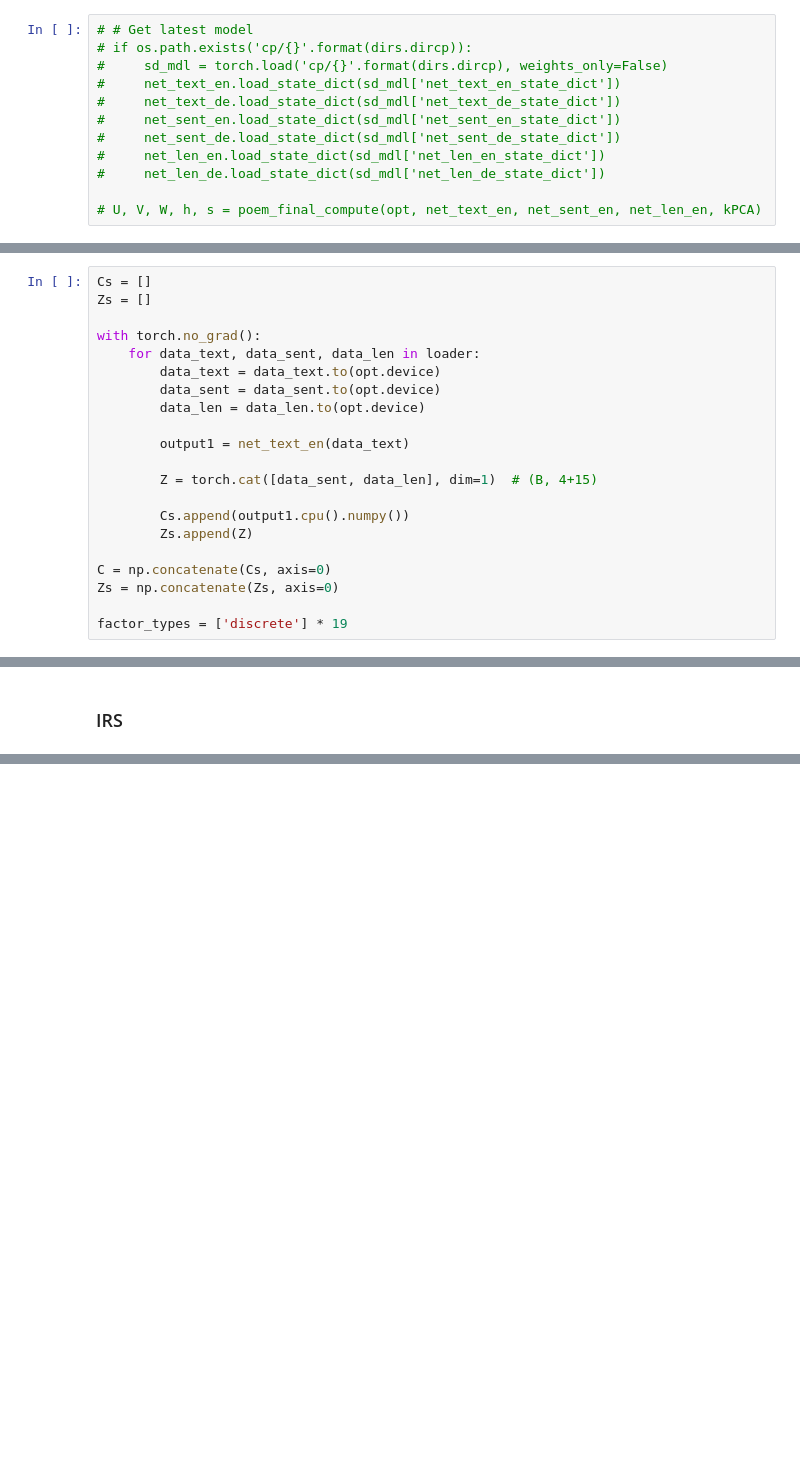
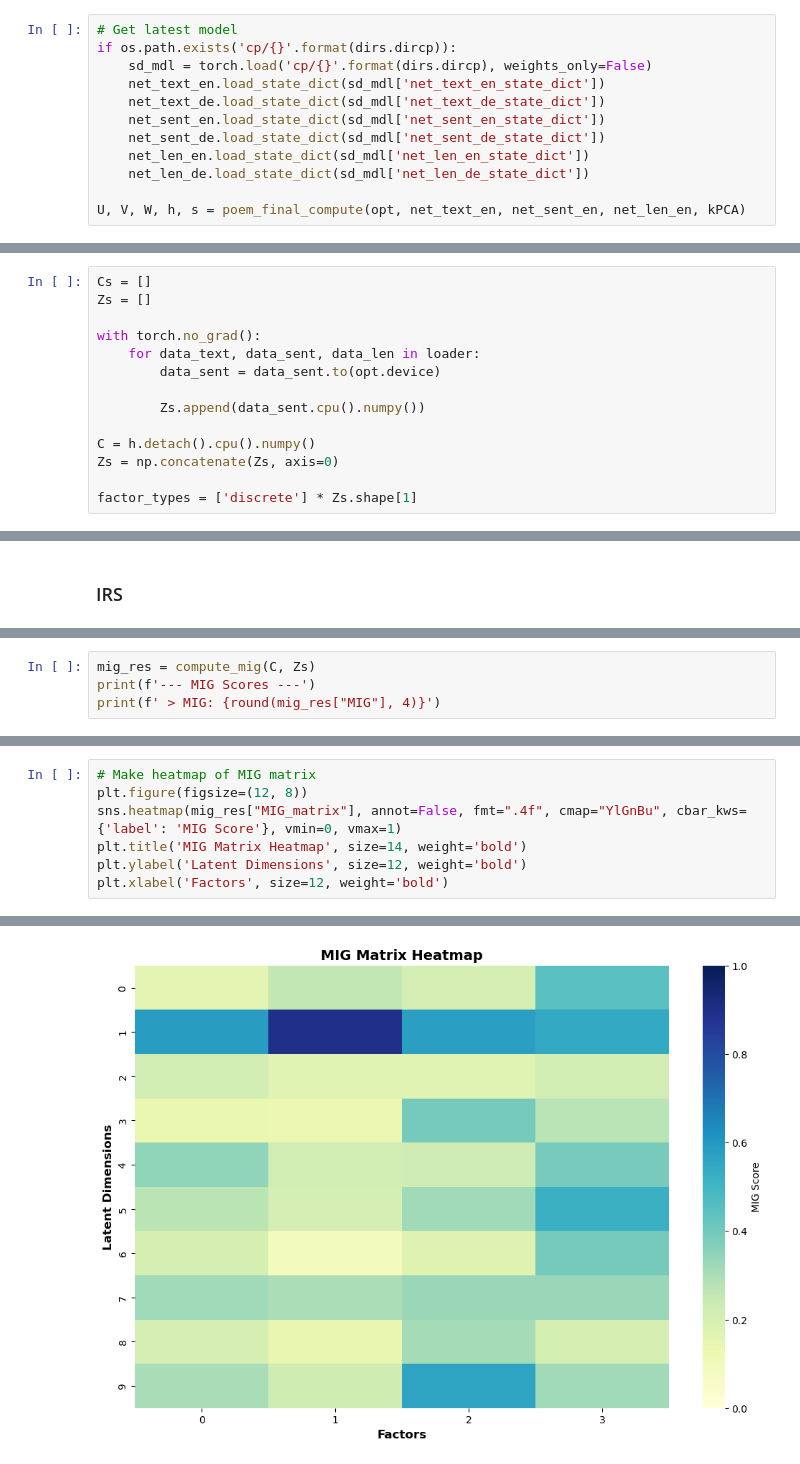
Before and after one commit to ClarysseArthur/VUB-MT-Development, a Jupyter notebook: Models/GenRKM-Poem/model.ipynb, the cells around one changed output, grey strips where cells are left out. Saved outputs shown, nothing was run; the diff lists cells and outputs as text; blank space fills up the shorter version.

```diff
--- a/Models/GenRKM-Poem/model.ipynb
+++ b/Models/GenRKM-Poem/model.ipynb
@@ -193,13 +211,13 @@ Sizes: X=torch.Size([100, 64]), Y=torch.Size([100, 32]), Z=torch.Size([100, 64])
 Finished Training. Lowest cost: 6
 # %%
-# # Get latest model
-# if os.path.exists('cp/{}'.format(dirs.dircp)):
-#     sd_mdl = torch.load('cp/{}'.format(dirs.dircp), weights_only=False)
-#     net_text_en.load_state_dict(sd_mdl['net_text_en_state_dict'])
-#     net_text_de.load_state_dict(sd_mdl['net_text_de_state_dict'])
-#     net_sent_en.load_state_dict(sd_mdl['net_sent_en_state_dict'])
-#     net_sent_de.load_state_dict(sd_mdl['net_sent_de_state_dict'])
-#     net_len_en.load_state_dict(sd_mdl['net_len_en_state_dict'])
-#     net_len_de.load_state_dict(sd_mdl['net_len_de_state_dict'])
+# Get latest model
+if os.path.exists('cp/{}'.format(dirs.dircp)):
+    sd_mdl = torch.load('cp/{}'.format(dirs.dircp), weights_only=False)
+    net_text_en.load_state_dict(sd_mdl['net_text_en_state_dict'])
+    net_text_de.load_state_dict(sd_mdl['net_text_de_state_dict'])
+    net_sent_en.load_state_dict(sd_mdl['net_sent_en_state_dict'])
+    net_sent_de.load_state_dict(sd_mdl['net_sent_de_state_dict'])
+    net_len_en.load_state_dict(sd_mdl['net_len_en_state_dict'])
+    net_len_de.load_state_dict(sd_mdl['net_len_de_state_dict'])
 
-# U, V, W, h, s = poem_final_compute(opt, net_text_en, net_sent_en, net_len_en, kPCA)
+U, V, W, h, s = poem_final_compute(opt, net_text_en, net_sent_en, net_len_en, kPCA)
@@ -337,21 +359,14 @@ Zs = []
 
 with torch.no_grad():
     for data_text, data_sent, data_len in loader:
-        data_text = data_text.to(opt.device)
         data_sent = data_sent.to(opt.device)
-        data_len = data_len.to(opt.device)
 
-        output1 = net_text_en(data_text)
+        Zs.append(data_sent.cpu().numpy())
 
-        Z = torch.cat([data_sent, data_len], dim=1)  # (B, 4+15)
-
-        Cs.append(output1.cpu().numpy())
-        Zs.append(Z)
-
-C = np.concatenate(Cs, axis=0)
+C = h.detach().cpu().numpy()
 Zs = np.concatenate(Zs, axis=0)
 
-factor_types = ['discrete'] * 19
+factor_types = ['discrete'] * Zs.shape[1]
 # %%
 res = compute_dci(C, Zs, factor_types, probe="rf")
 report_dci(res, title='Combined DCI Scores')
@@ -372,0 +390,4 @@ print(f' > Disentanglement: {round(irs_res["IRS"], 4)}')
+# %%
+mig_res = compute_mig(C, Zs)
+print(f'--- MIG Scores ---')
+print(f' > MIG: {round(mig_res["MIG"], 4)}')
@@ -372,0 +397,8 @@ print(f' > Disentanglement: {round(irs_res["IRS"], 4)}')
+# %%
+# Make heatmap of MIG matrix
+plt.figure(figsize=(12, 8))
+sns.heatmap(mig_res["MIG_matrix"], annot=False, fmt=".4f", cmap="YlGnBu", cbar_kws={'label': 'MIG Score'}, vmin=0, vmax=1)
+plt.title('MIG Matrix Heatmap', size=14, weight='bold')
+plt.ylabel('Latent Dimensions', size=12, weight='bold')
+plt.xlabel('Factors', size=12, weight='bold')
+# %% [output]
@@ -372,0 +406 @@ print(f' > Disentanglement: {round(irs_res["IRS"], 4)}')
+[figure, added]
```
Also changed, not shown: parts of 14 cells of this notebook, 9 other files.
